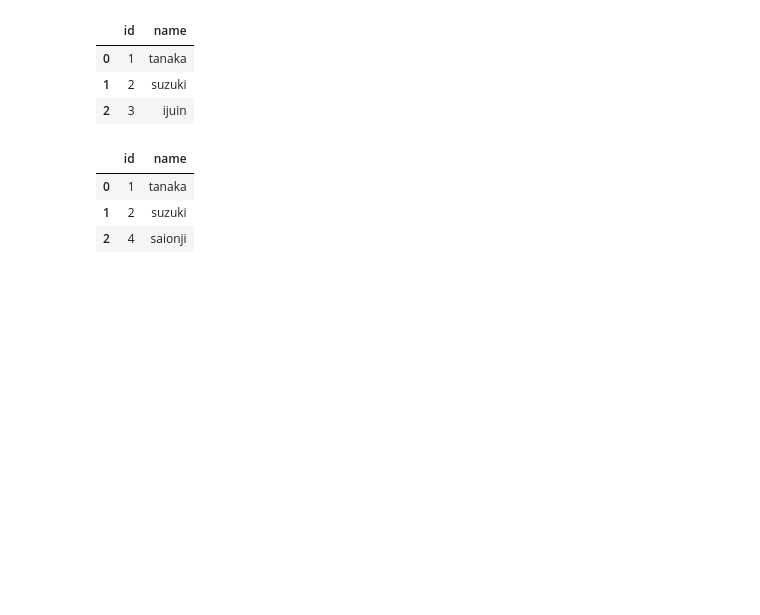
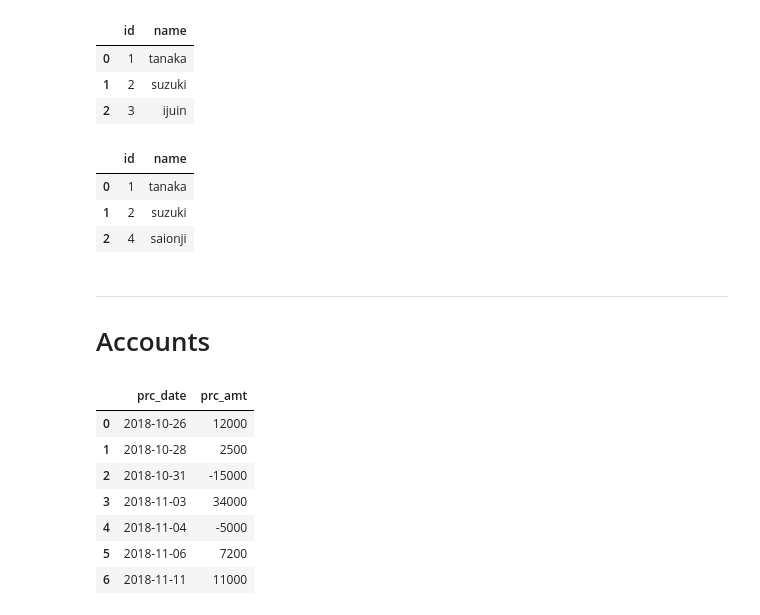
Before and after one commit to SkiMsyk/sql_instructions, a Jupyter notebook: source/compare_beween_window/create_csv.ipynb, the cells around one changed output. Cells and saved outputs as stored; diff of their text form; code cells hidden in the pictures; blank space fills up the shorter version.

```diff
--- a/source/compare_beween_window/create_csv.ipynb
+++ b/source/compare_beween_window/create_csv.ipynb
@@ -276,3 +321,21 @@ Class_B
 # %%
 Class_A.to_csv('../../dataset/compare_between_window/Class_A.csv', index = False)
 Class_B.to_csv('../../dataset/compare_between_window/Class_B.csv', index = False)
+# %% [markdown]
+---
+# Accounts
+# %%
+Accounts = pd.DataFrame({
+    'prc_date':['2018-10-26', '2018-10-28', '2018-10-31', '2018-11-03', '2018-11-04', '2018-11-06', '2018-11-11'],
+    'prc_amt':np.array([120, 25, -150, 340, -50, 72, 110]) * 100
+})
+Accounts
+# %% [output]
+|  | prc_date | prc_amt |
+| 0 | 2018-10-26 | 12000 |
+| 1 | 2018-10-28 | 2500 |
+| 2 | 2018-10-31 | -15000 |
+| 3 | 2018-11-03 | 34000 |
+| 4 | 2018-11-04 | -5000 |
+| 5 | 2018-11-06 | 7200 |
+| 6 | 2018-11-11 | 11000 |
```
Also changed, not shown: parts of 10 cells of this notebook, 24 other files.
